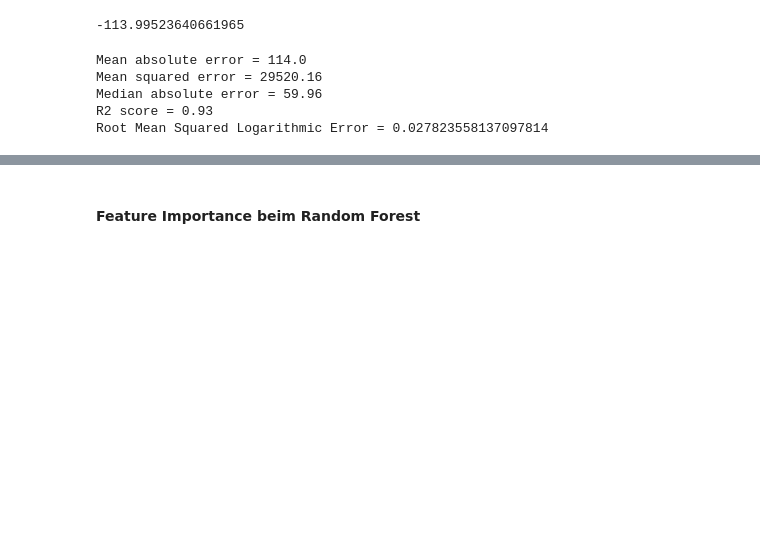
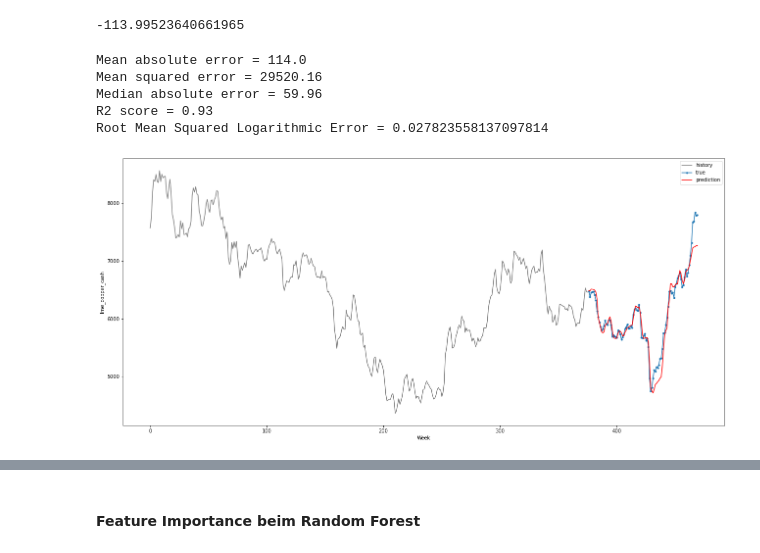
Before and after one commit to andreashrb/Python_for_ML_Project, a Jupyter notebook: interim_results/DataPreprocessing_DataModelling_Sebastian.ipynb, the cells around one changed output, grey strips where cells are left out. Saved outputs shown, nothing was run; the diff lists cells and outputs as text; code cells hidden in the pictures; blank space fills up the shorter version.

```diff
--- a/interim_results/DataPreprocessing_DataModelling_Sebastian.ipynb
+++ b/interim_results/DataPreprocessing_DataModelling_Sebastian.ipynb
@@ -234,12 +239,24 @@ rf_regr_gridsearch.score(x_test, y_test)
 [Parallel(n_jobs=1)]: Using backend SequentialBackend with 1 concurrent workers.
 [Parallel(n_jobs=1)]: Done 300 out of 300 | elapsed:    0.0s finished
 -113.99523640661965
-# %%
-# Berechnung verschiedener Performancemetriken für das trainierte und auf den Testdaten evaluierte Modell
-determineRegressionMetrics(y_test, y_pred=rf_grid_pred)
-# %% [output]
-Mean absolute error = 114.0
-Mean squared error = 29520.16
-Median absolute error = 59.96
-R2 score = 0.93
-Root Mean Squared Logarithmic Error = 0.027823558137097814
+# %%
+# Berechnung verschiedener Performancemetriken für das trainierte und auf den Testdaten evaluierte Modell
+perf_rf = determineRegressionMetrics(y_test, y_pred=rf_grid_pred)
+perf_rf
+# %% [output]
+Mean absolute error = 114.0
+Mean squared error = 29520.16
+Median absolute error = 59.96
+R2 score = 0.93
+Root Mean Squared Logarithmic Error = 0.027823558137097814
+# %%
+# Visualisieren der gesamten Zeitreihe inkl. Prediction des XGB
+plt.plot(np.arange(0, len(y_train)), y_train, '0.5', label="history")
+plt.plot(np.arange(len(y_train), len(y_train) + len(y_test)), y_test, marker='.', label="true")
+plt.plot(np.arange(len(y_train), len(y_train) + len(y_test)), rf_grid_pred, 'r', label="prediction")
+plt.ylabel('lme_copper_cash')
+plt.xlabel('Week')
+plt.legend()
+plt.show();
+# %% [output]
+[figure, added]
```
Also changed, not shown: parts of 46 cells of this notebook.
